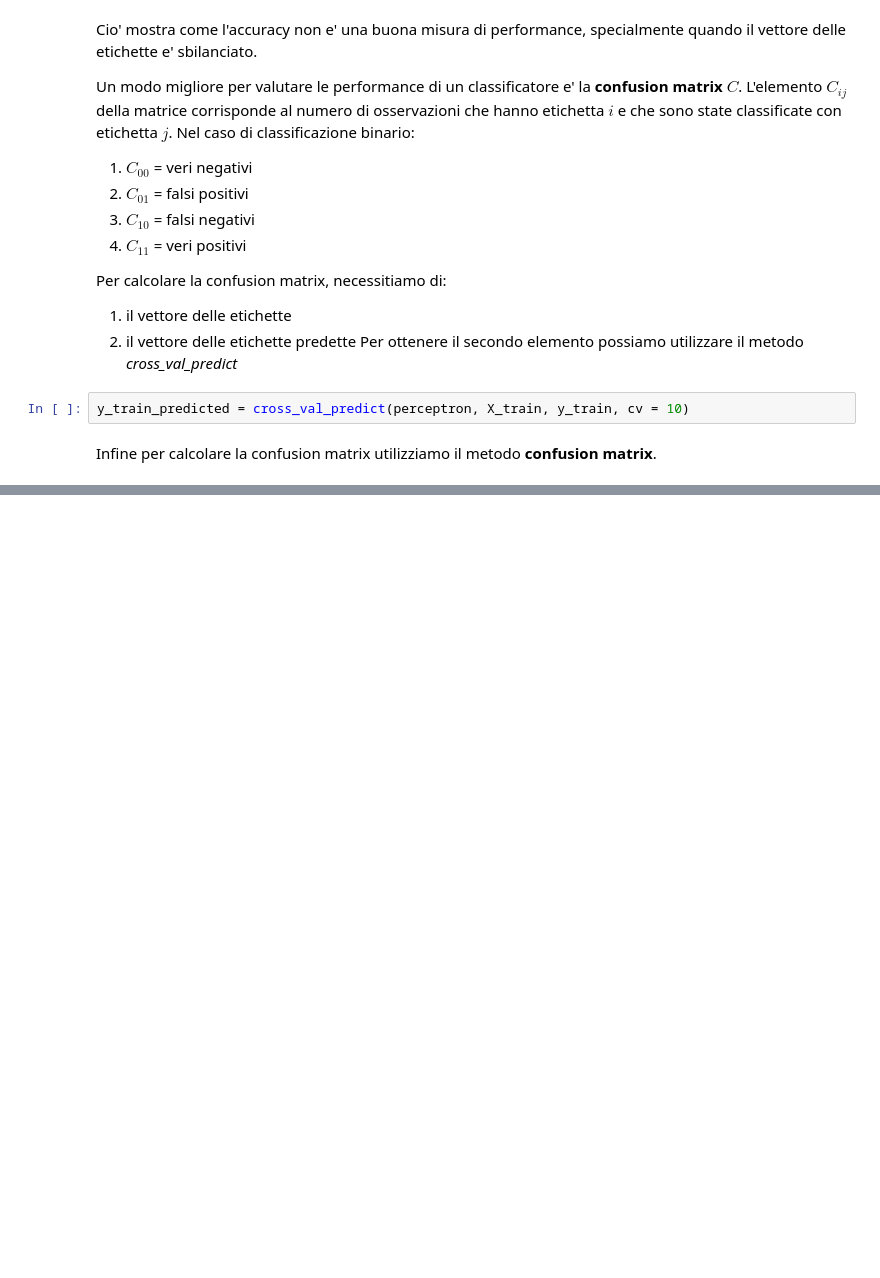
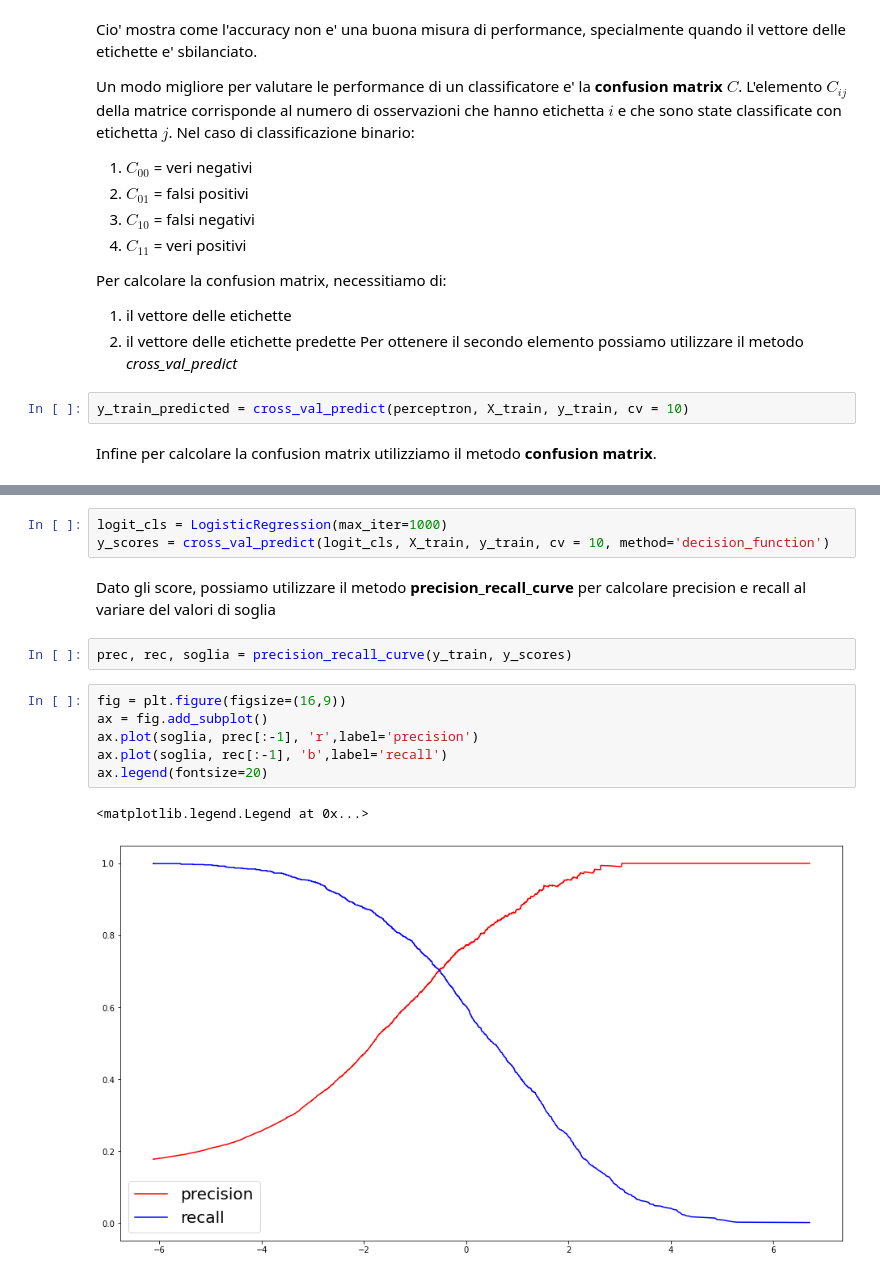
Before and after one commit to matzigno/CSML21, a Jupyter notebook: Classification.ipynb, the cells around one changed output, grey strips where cells are left out. Saved outputs shown, nothing was run; the diff lists cells and outputs as text; blank space fills up the shorter version.

```diff
--- a/Classification.ipynb
+++ b/Classification.ipynb
@@ -399,0 +443,16 @@ $$precision = \frac{C_{11}}{C_{11} + C_{10}} = \frac{TP}{TP + FN}$$
+# %%
+logit_cls = LogisticRegression(max_iter=1000)
+y_scores = cross_val_predict(logit_cls, X_train, y_train, cv = 10, method='decision_function')
+# %% [markdown]
+Dato gli score, possiamo utilizzare il metodo **precision_recall_curve** per calcolare precision e recall al variare del valori di soglia
+# %%
+prec, rec, soglia = precision_recall_curve(y_train, y_scores)
+# %%
+fig = plt.figure(figsize=(16,9))
+ax = fig.add_subplot()
+ax.plot(soglia, prec[:-1], 'r',label='precision')
+ax.plot(soglia, rec[:-1], 'b',label='recall')
+ax.legend(fontsize=20)
+# %% [output]
+<matplotlib.legend.Legend at 0x...>
+[figure, added]
```
Also changed, not shown: parts of 33 cells of this notebook.
